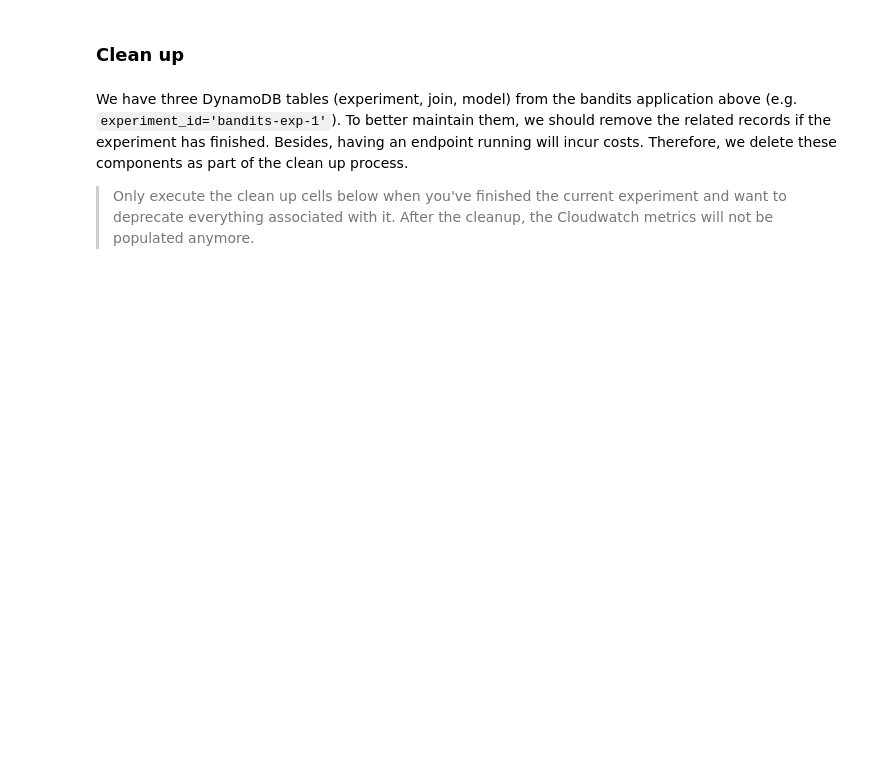
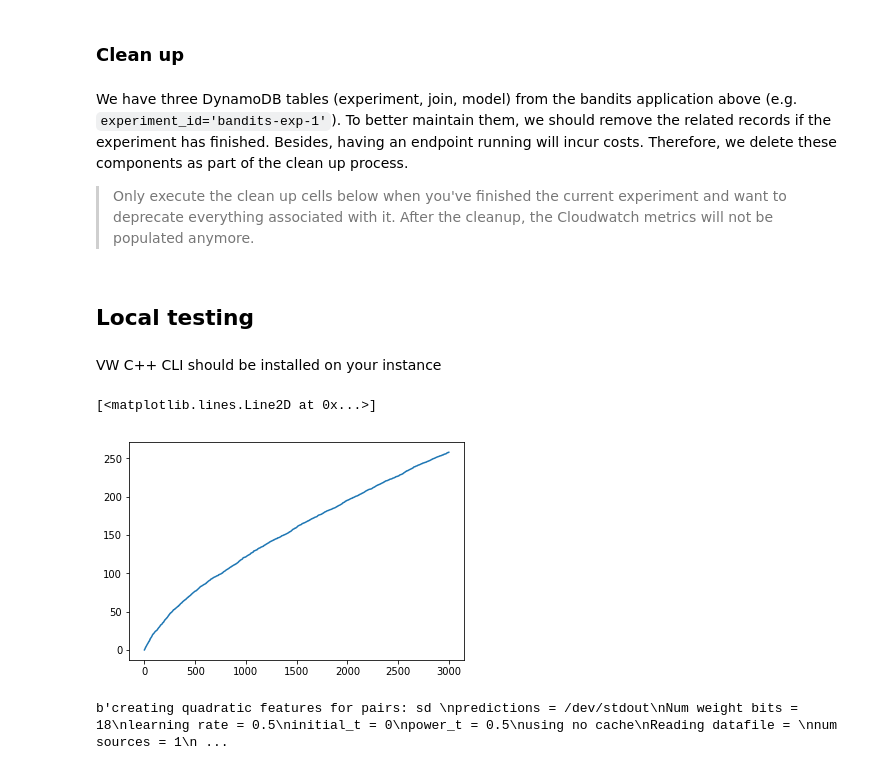
Before and after one commit to saurabh3949/amazon-sagemaker-examples, a Jupyter notebook: reinforcement_learning/bandits_recsys_sim/bandits_gym_adf.ipynb, the cells around one changed output. Saved outputs shown, nothing was run; the diff lists cells and outputs as text; code cells hidden in the pictures; blank space fills up the shorter version.

```diff
--- a/reinforcement_learning/bandits_recsys_sim/bandits_gym_adf.ipynb
+++ b/reinforcement_learning/bandits_recsys_sim/bandits_gym_adf.ipynb
@@ -120,9 +120,9 @@ In a later cell of this notebook, where there exists a hosted endpoint, we illus
 # %%
 from recobanditsgym.envs import SimpleRecoEnv
 # %%
-env_config = {"Users": 100,
+env_config = {"Users": 50,
               "UserGroups": 10,
-              "Items": 1000,
+              "Items": 500,
               "ItemGroups": 50,
               "Dim": 32,
               "ItemPool": 25,
@@ -143,7 +143,7 @@ from orchestrator.workflow.manager.experiment_manager import ExperimentManager
 # model_id length cannot exceed 63 characters under SM mode.
 # evaluation job name will include timestamp in addition to train job name.
 # So, make experimend_id as short as possible
-experiment_name = "bandits-adf-recsys-1"
+experiment_name = "bandits-adf-recsys-2"
 bandits_experiment = ExperimentManager(config, experiment_id=experiment_name)
 # %% [output]
 INFO:orchestrator.resource_manager:Using Resources in CloudFormation stack named: BanditsSharedResourceStackSG for Shared Resources.
@@ -276,7 +277,7 @@ print("Collecting batch of experience data...")
 
 # Generate experiences and log them
 for i in range(batch_size):
-    obs, reward, done, info = env.step(actions)
+    obs, _, done, info = env.step(actions)
     user_embedding = obs[0].squeeze()
     items_embedding = np.array(obs[1:]).squeeze()
     true_scores = np.dot(items_embedding, user_embedding)
@@ -285,7 +286,7 @@ for i in range(batch_size):
     action = actions[0]
 
     # Since the true reward is the dot product of user and item embedding, it is calculated as:
-#     reward = true_scores[action]
+    reward = true_scores[action]
 
     # Store feedback in train_buffer
     blob = {"reward": reward,
@@ -416,7 +432,7 @@ for loop_no in range(total_loops):
         action = actions[0]
 
         # Since the true reward is the dot product of user and item embedding, it is calculated as:
-    #     reward = true_scores[action]
+        reward = true_scores[action]
 
         # Store feedback in train_buffer
         blob = {"reward": reward,
@@ -505,3 +504,59 @@ We have three DynamoDB tables (experiment, join, model) from the bandits applica
 bandits_experiment.clean_resource(experiment_id=bandits_experiment.experiment_id)
 # %%
 bandits_experiment.clean_table_records(experiment_id=bandits_experiment.experiment_id)
+# %% [markdown]
+## Local testing
+# %% [markdown]
+VW C++ CLI should be installed on your instance
+# %%
+from src.vw_agent import VWAgent
+
+agent = VWAgent(cli_args="--cb_explore_adf --cb_type mtr --epsilon 0")
+
+# Start the VW C++ process
+agent.start()
+
+agent_cls = agent
+
+env.reset()
+
+all_rewards = []
+all_regrets = []
+
+done = False
+num_iterations = 3000
+all_scores_str = []
+
+obs = env.reset()
+
+for i in range(num_iterations):
+    done = False
+
+    user = obs[0].squeeze()
+    items = np.array(obs[1:]).squeeze()
+    scores = np.dot(items, user)
+
+    max_score = scores.max()
+    current_user_id = env.current_user_id
+
+
+    actions, probs = agent_cls.choose_actions(user, items)
+    action = actions[0]
+    prob = probs[0]
+
+    agent_cls.learn(user, items, action_index=action, reward=scores[action],
+                    action_prob=prob, cost_fn= lambda reward: -reward)
+
+    # Execute any action to step the environment
+    obs, reward, done, info = env.step(actions)
+    all_rewards.append(reward)
+    all_regrets.append(info["total_regret"])
+
+plt.plot(all_regrets)
+# %% [output]
+[<matplotlib.lines.Line2D at 0x...>]
+[figure, added]
+# %%
+agent.close()
+# %% [output]
+b'creating quadratic features for pairs: sd \npredictions = /dev/stdout\nNum weight bits = 18\nlearning rate = 0.5\ninitial_t = 0\npower_t = 0.5\nusing no cache\nReading datafile = \nnum sources = 1\n ...
```
Also changed, not shown: parts of 17 cells of this notebook.
